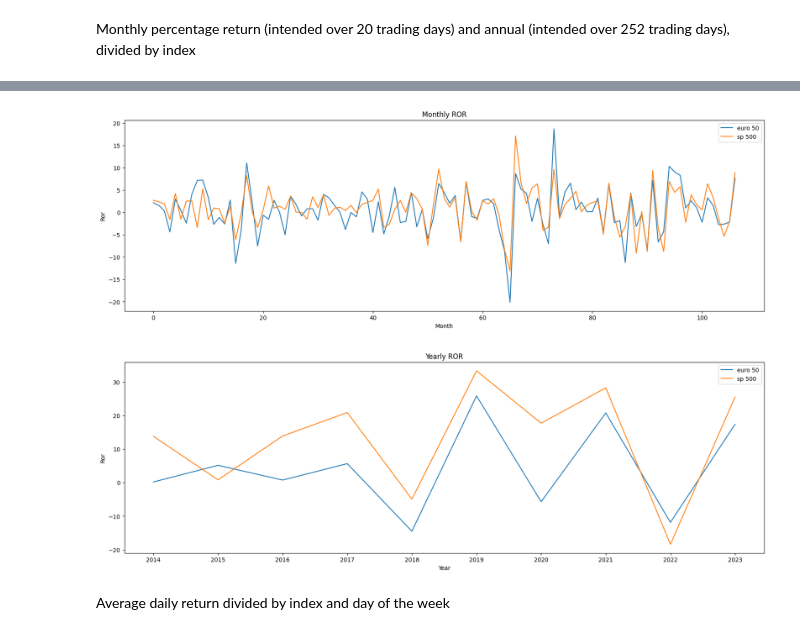
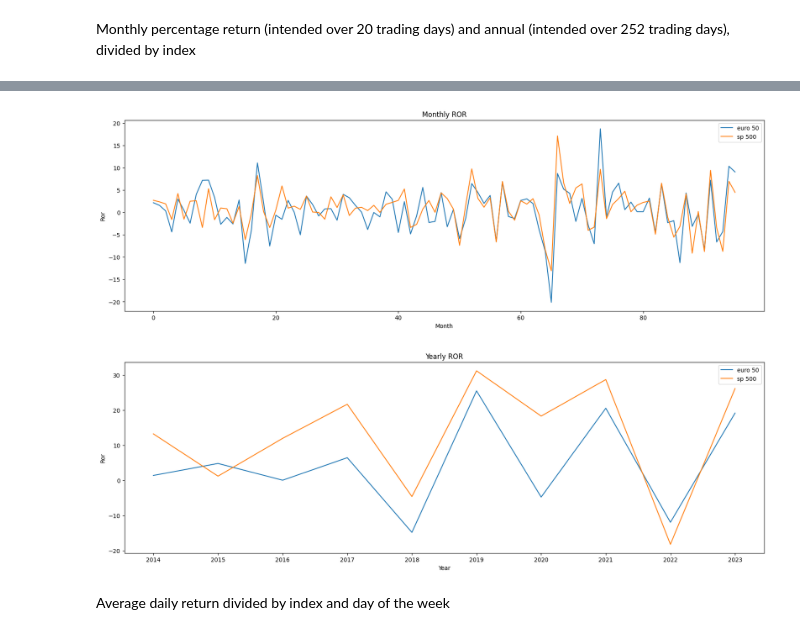
Before and after one commit to divagazionieteree/Prj2-Analisi-dell-andamento-degli-indici-azionari-S-P-500-ed-EURO-STOXX, a Jupyter notebook: Andamento Indici Azionari_2.ipynb, the cells around one changed output, grey strips where cells are left out. Saved outputs shown, nothing was run; the diff lists cells and outputs as text; code cells hidden in the pictures.

```diff
--- a/Andamento Indici Azionari_2.ipynb
+++ b/Andamento Indici Azionari_2.ipynb
@@ -44,7 +44,11 @@ ror_year_euro_50 = []
 ror_month_sp_500 = []
 ror_year_sp_500 = []
 
-for index_year in range(11):
+euro_50_first_close = euro_50['Close'][0]
+sp_500_first_close = sp_500['Close'][0]
+
+
+for index_year in range(10):
 
     """
     Annual Percentage Return
@@ -55,24 +59,36 @@ for index_year in range(11):
     5. Repeat the calculation for both index
     """
 
-    euro_50_Filtered = euro_50[euro_50['Year'] == index_year + 2013]
-    euro_50_Filtered = euro_50_Filtered.reset_index(drop=True)
+    if index_year > 0:
+        euro_50_Filtered_year_previous = euro_50_year_Filtered
+        print(euro_50_Filtered_year_previous)
+        dim_year_previous = dim_year
+        sp_500_Filtered_year_previous = sp_500_year_Filtered
+        dim1_year_previous = dim1_year
 
-    if len(euro_50_Filtered) > 0:
+    euro_50_year_Filtered = euro_50[euro_50['Year'] == index_year + 2014]
+    euro_50_year_Filtered = euro_50_year_Filtered.reset_index(drop=True)
 
-        dim = len(euro_50_Filtered) - 1
-        ror_act = float(100 * (euro_50_Filtered["Close"][dim] - euro_50_Filtered["Open"][0]) / euro_50_Filtered["Open"][0])
+    sp_500_year_Filtered = sp_500[sp_500['Year'] == index_year + 2014]
+    sp_500_year_Filtered = sp_500_year_Filtered.reset_index(drop=True)
+
+    dim_year = len(euro_50_year_Filtered) - 1
+    dim1_year = len(sp_500_year_Filtered) - 1
+
+    if index_year == 0:
+
+        ror_act = float(100 * (euro_50_year_Filtered["Close"][dim_year] - euro_50_first_close) / euro_50_first_close)
         ror_year_euro_50.append(ror_act)
 
-    sp_500_Filtered = sp_500[sp_500['Year'] == index_year + 2013]
-    sp_500_Filtered = sp_500_Filtered.reset_index(drop=True)
-
-    if len(sp_500_Filtered) > 0:
-
-        dim1 = len(sp_500_Filtered) - 1
-        ror_act = float(100 * (sp_500_Filtered["Close"][dim1] - sp_500_Filtered["Open"][0]) / sp_500_Filtered["Open"][0])
+        ror_act = float(100 * (sp_500_year_Filtered["Close"][dim1_year] - sp_500_first_close) / sp_500_first_close)
         ror_year_sp_500.append(ror_act)
 
+    else:
+        ror_act = float(100 * (euro_50_year_Filtered["Close"][dim_year] - euro_50_Filtered_year_previous["Close"][dim_year_previous]) / euro_50_Filtered_year_previous["Close"][dim_year_previous])
+        ror_year_euro_50.append(ror_act)
+
+        ror_act = float(100 * (sp_500_year_Filtered["Close"][dim1_year] - sp_500_Filtered_year_previous["Close"][dim1_year_previous]) / sp_500_Filtered_year_previous["Close"][dim1_year_previous])
+        ror_year_sp_500.append(ror_act)
 
     for index_month in range(12):
 
@@ -141,5 +174,5 @@ plt.show()
-[figure, old version]
+[figure, new version]
-[figure, old version]
+[figure, new version]
 # %% [markdown]
 Average daily return divided by index and day of the week
 # %%
```
Also changed, not shown: parts of 1 cell of this notebook.
